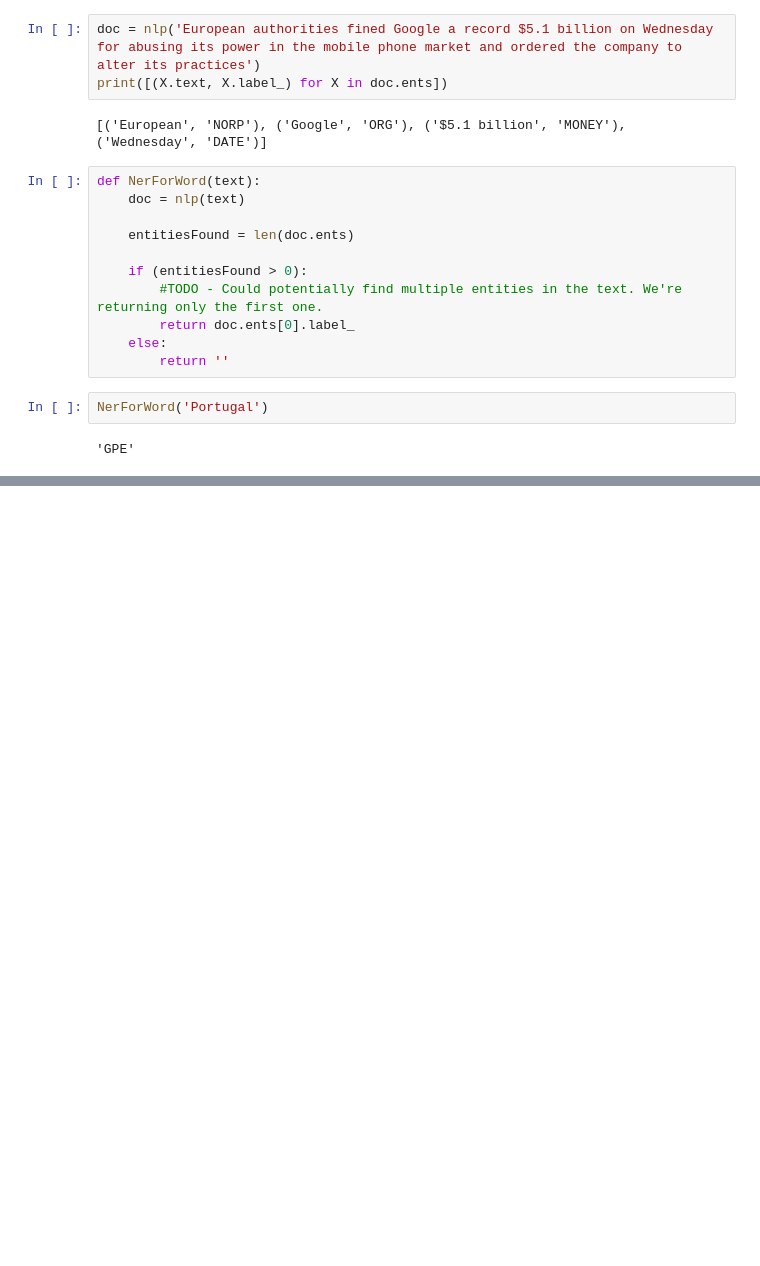
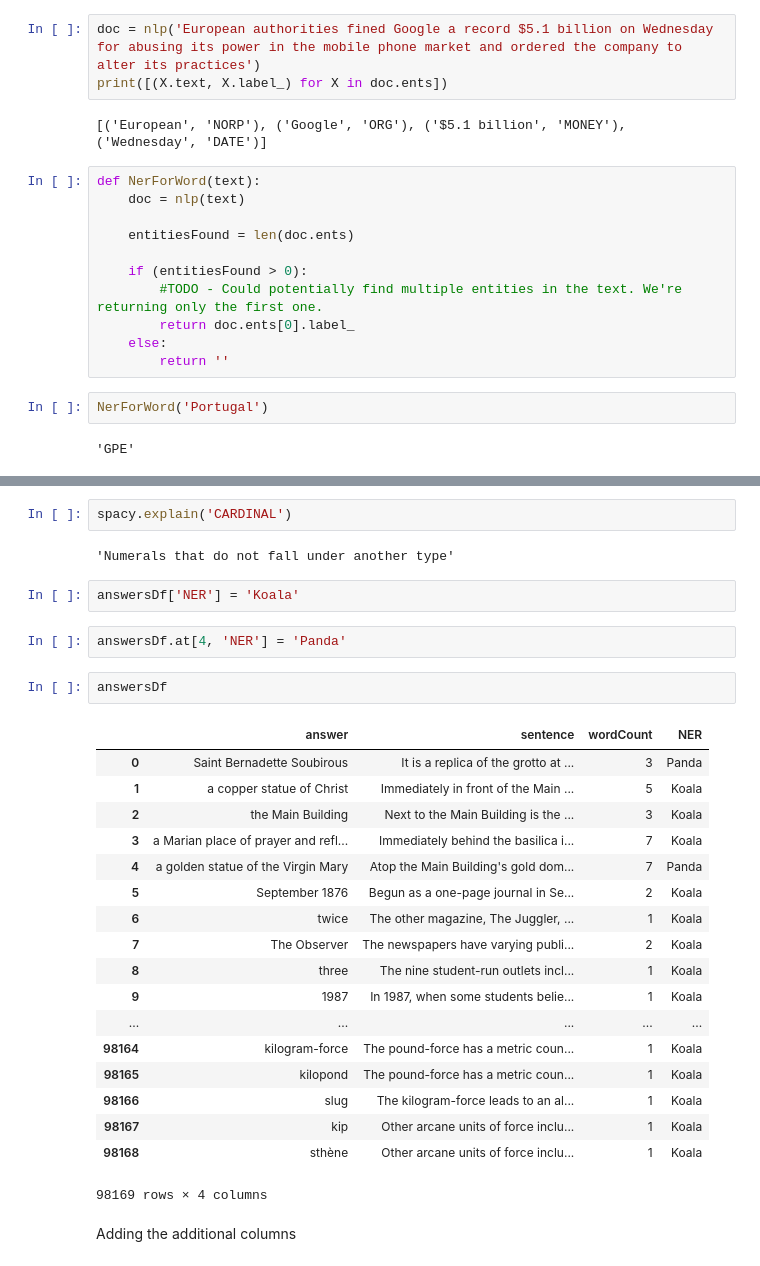
Before and after one commit to KristiyanVachev/Question-Generation, a Jupyter notebook: 01. Data Exploration/SQuADv1.ipynb, the cells around one changed output, grey strips where cells are left out. Cells and saved outputs as stored; diff of their text form; blank space fills up the shorter version.

```diff
--- a/01. Data Exploration/SQuADv1.ipynb
+++ b/01. Data Exploration/SQuADv1.ipynb
@@ -723,0 +780,31 @@ CARDINAL 2008_Sichuan_earthquake
+# %%
+spacy.explain('CARDINAL')
+# %% [output]
+'Numerals that do not fall under another type'
+# %%
+answersDf['NER'] = 'Koala'
+# %%
+answersDf.at[4, 'NER'] = 'Panda'
+# %%
+answersDf
+# %% [output]
+|  | answer | sentence | wordCount | NER |
+| 0 | Saint Bernadette Soubirous | It is a replica of the grotto at ... | 3 | Panda |
+| 1 | a copper statue of Christ | Immediately in front of the Main ... | 5 | Koala |
+| 2 | the Main Building | Next to the Main Building is the ... | 3 | Koala |
+| 3 | a Marian place of prayer and refl... | Immediately behind the basilica i... | 7 | Koala |
+| 4 | a golden statue of the Virgin Mary | Atop the Main Building's gold dom... | 7 | Panda |
+| 5 | September 1876 | Begun as a one-page journal in Se... | 2 | Koala |
+| 6 | twice | The other magazine, The Juggler, ... | 1 | Koala |
+| 7 | The Observer | The newspapers have varying publi... | 2 | Koala |
+| 8 | three | The nine student-run outlets incl... | 1 | Koala |
+| 9 | 1987 | In 1987, when some students belie... | 1 | Koala |
+| ... | ... | ... | ... | ... |
+| 98164 | kilogram-force | The pound-force has a metric coun... | 1 | Koala |
+| 98165 | kilopond | The pound-force has a metric coun... | 1 | Koala |
+| 98166 | slug | The kilogram-force leads to an al... | 1 | Koala |
+| 98167 | kip | Other arcane units of force inclu... | 1 | Koala |
+| 98168 | sthène | Other arcane units of force inclu... | 1 | Koala |
+98169 rows × 4 columns
+# %% [markdown]
+Adding the additional columns
```
Also changed, not shown: parts of 26 cells of this notebook.
